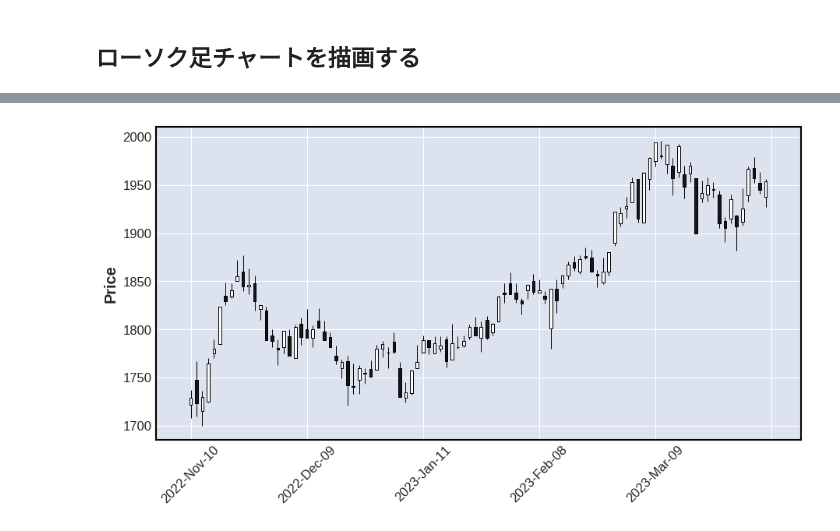
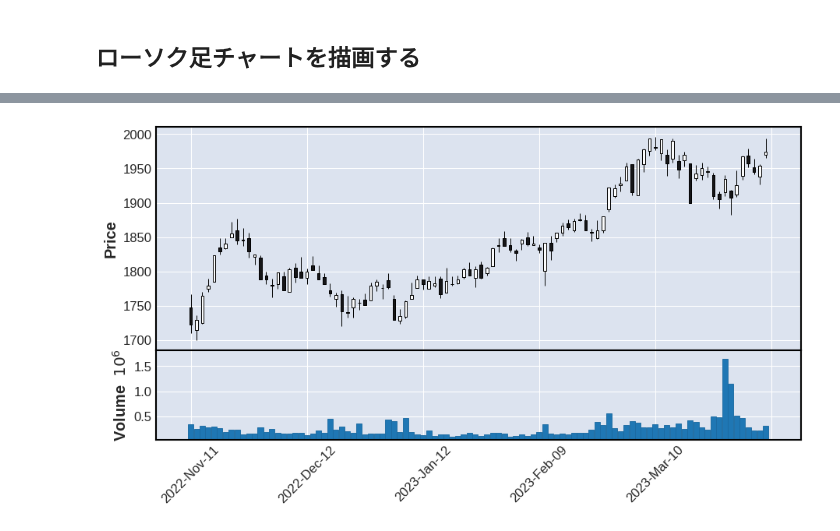
Before and after one commit to hirokimituya/stock-price-analysis, a Jupyter notebook: technical_analysis/株価分析.ipynb, the cells around one changed output, grey strips where cells are left out. Drawn from its saved outputs; the diff is of its cells as text; code cells hidden in the pictures.

```diff
--- a/technical_analysis/株価分析.ipynb
+++ b/technical_analysis/株価分析.ipynb
@@ -67,8 +67,8 @@ df.tail()
 # %%
 import mplfinance as mpf
 
 # ローソク足チャートに表示する直近100日分のデータ
 cdf = df.tail(100)
-mpf.plot(cdf, type='candle', figratio=(2, 1))
+mpf.plot(cdf, type='candle', figratio=(2, 1), volume=True)
 # %% [output]
-[figure, old version]
+[figure, new version]
```
Also changed, not shown: parts of 2 cells of this notebook.
